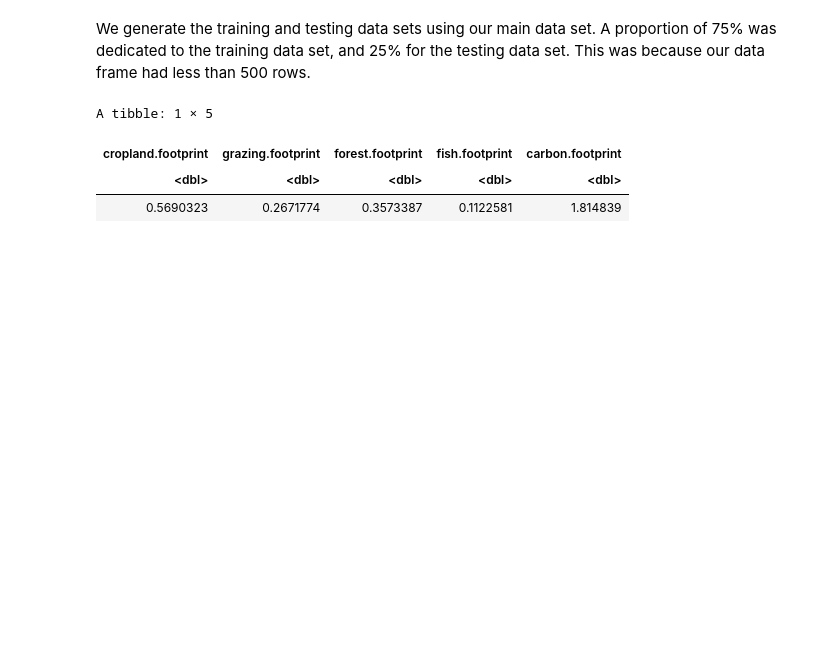
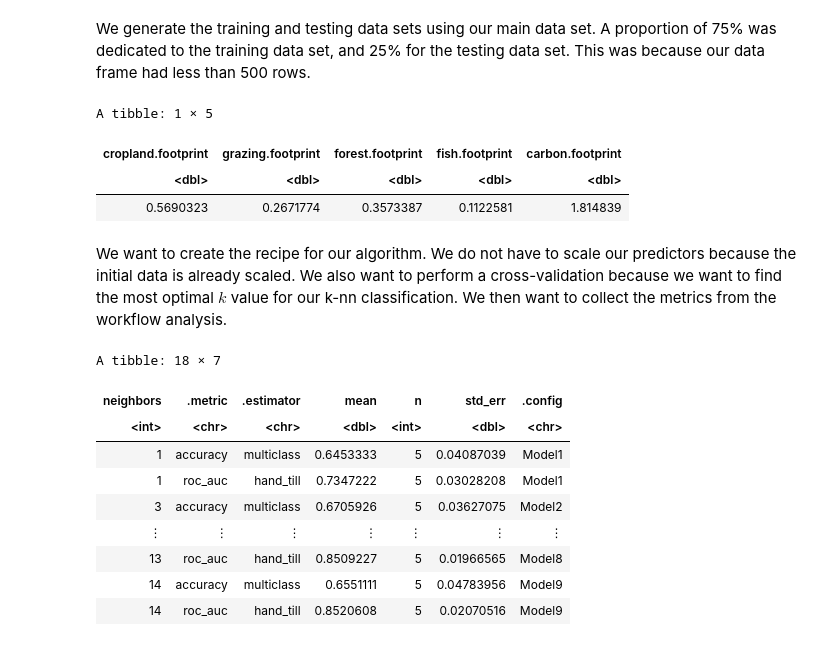
Before and after one commit to tsabkuro/EcoFoot, a Jupyter notebook: report.ipynb, the cells around one changed output. Drawn from its saved outputs; the diff is of its cells as text; code cells hidden in the pictures; blank space fills up the shorter version.

Commit message:
Created the knn algorithm

```diff
--- a/report.ipynb
+++ b/report.ipynb
@@ -110,3 +117,38 @@ A tibble: 1 × 5
 | cropland.footprint | grazing.footprint | forest.footprint | fish.footprint | carbon.footprint |
 | <dbl> | <dbl> | <dbl> | <dbl> | <dbl> |
 | 0.5690323 | 0.2671774 | 0.3573387 | 0.1122581 | 1.814839 |
+# %% [markdown]
+We want to create the recipe for our algorithm. We do not have to scale our predictors because the initial data is already scaled. We also want to perform a cross-validation because we want to find the most optimal $k$ value for our k-nn classification. We then want to collect the metrics from the workflow analysis.
+# %%
+set.seed(1)
+#creating our recipe
+countries_recipe <- recipe(GDP_classified ~ cropland.footprint + grazing.footprint + forest.footprint +
+                           fish.footprint + carbon.footprint, data = countries_train)
+
+#cross-validation
+countries_vfold <- vfold_cv(countries_train, v = 5, strata = GDP_classified)
+
+#specifications for our model
+knn_tune <- nearest_neighbor(weight_func = "rectangular", neighbors = tune()) %>%
+    set_engine("kknn") %>%
+    set_mode("classification")
+
+#workflow analysis metrics
+countries_results <- workflow() %>%
+      add_recipe(countries_recipe) %>%
+      add_model(knn_tune) %>%
+      tune_grid(resamples = countries_vfold, grid = 10) %>%
+      collect_metrics()
+
+countries_results
+# %% [output]
+A tibble: 18 × 7
+| neighbors | .metric | .estimator | mean | n | std_err | .config |
+| <int> | <chr> | <chr> | <dbl> | <int> | <dbl> | <chr> |
+| 1 | accuracy | multiclass | 0.6453333 | 5 | 0.04087039 | Model1 |
+| 1 | roc_auc | hand_till | 0.7347222 | 5 | 0.03028208 | Model1 |
+| 3 | accuracy | multiclass | 0.6705926 | 5 | 0.03627075 | Model2 |
+| ⋮ | ⋮ | ⋮ | ⋮ | ⋮ | ⋮ | ⋮ |
+| 13 | roc_auc | hand_till | 0.8509227 | 5 | 0.01966565 | Model8 |
+| 14 | accuracy | multiclass | 0.6551111 | 5 | 0.04783956 | Model9 |
+| 14 | roc_auc | hand_till | 0.8520608 | 5 | 0.02070516 | Model9 |
```
Also changed, not shown: parts of 7 cells of this notebook.
